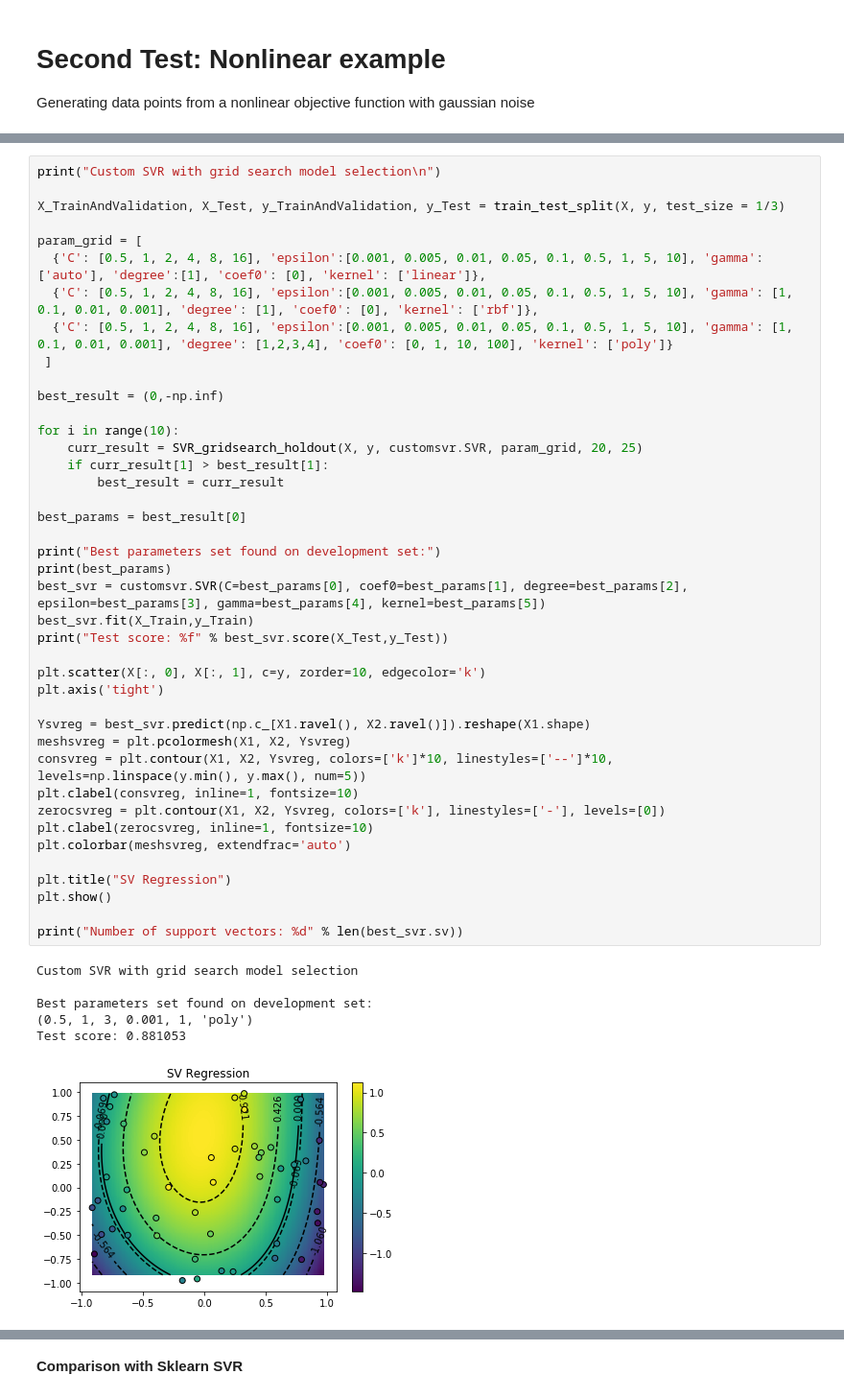
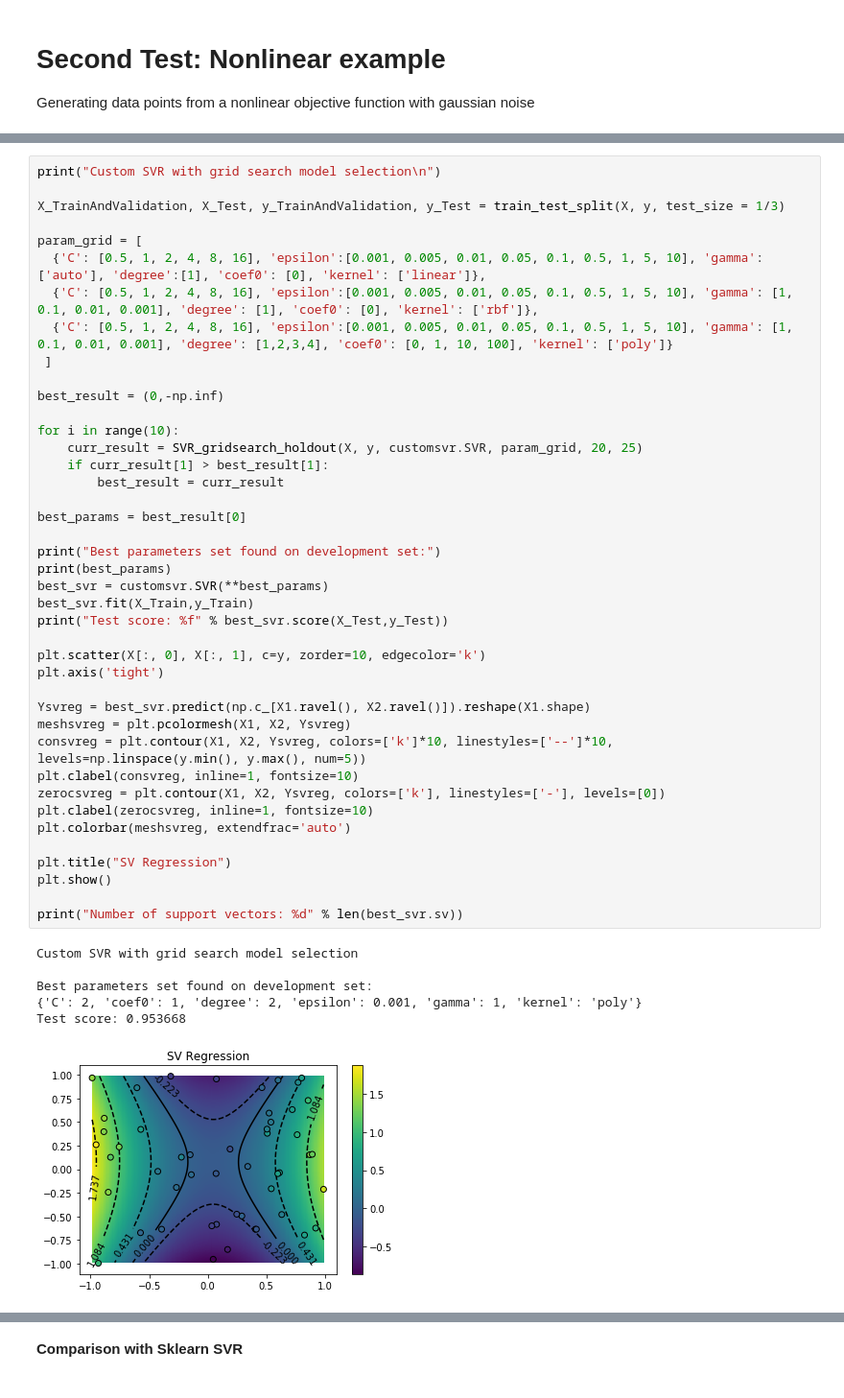
Before and after one commit to Scienziatopazzo/svm-thesis, a Jupyter notebook: experiments/Custom-SVR-Tests.ipynb, the cells around one changed output, grey strips where cells are left out. Shown: that part at 96% size. Cells and saved outputs as stored; diff of their text form.

```diff
--- a/experiments/Custom-SVR-Tests.ipynb
+++ b/experiments/Custom-SVR-Tests.ipynb
@@ -246,37 +249,37 @@ for i in range(10):
     curr_result = SVR_gridsearch_holdout(X, y, customsvr.SVR, param_grid, 20, 25)
     if curr_result[1] > best_result[1]:
         best_result = curr_result
 
 best_params = best_result[0]
 
 print("Best parameters set found on development set:")
 print(best_params)
-best_svr = customsvr.SVR(C=best_params[0], coef0=best_params[1], degree=best_params[2], epsilon=best_params[3], gamma=best_params[4], kernel=best_params[5])
+best_svr = customsvr.SVR(**best_params)
 best_svr.fit(X_Train,y_Train)
 print("Test score: %f" % best_svr.score(X_Test,y_Test))
 
 plt.scatter(X[:, 0], X[:, 1], c=y, zorder=10, edgecolor='k')
 plt.axis('tight')
 
 Ysvreg = best_svr.predict(np.c_[X1.ravel(), X2.ravel()]).reshape(X1.shape)
 meshsvreg = plt.pcolormesh(X1, X2, Ysvreg)
 consvreg = plt.contour(X1, X2, Ysvreg, colors=['k']*10, linestyles=['--']*10, levels=np.linspace(y.min(), y.max(), num=5))
 plt.clabel(consvreg, inline=1, fontsize=10)
 zerocsvreg = plt.contour(X1, X2, Ysvreg, colors=['k'], linestyles=['-'], levels=[0])
 plt.clabel(zerocsvreg, inline=1, fontsize=10)
 plt.colorbar(meshsvreg, extendfrac='auto')
 
 plt.title("SV Regression")
 plt.show()
 
 print("Number of support vectors: %d" % len(best_svr.sv))
 # %% [output]
 Custom SVR with grid search model selection
 
 Best parameters set found on development set:
-(0.5, 1, 3, 0.001, 1, 'poly')
-Test score: 0.881053
+{'C': 2, 'coef0': 1, 'degree': 2, 'epsilon': 0.001, 'gamma': 1, 'kernel': 'poly'}
+Test score: 0.953668
-[figure, old version]
+[figure, new version]
 Number of support vectors: 37
 # %% [markdown]
 **Comparison with Sklearn SVR**
```
Also changed, not shown: parts of 12 cells of this notebook, 6 other files.
